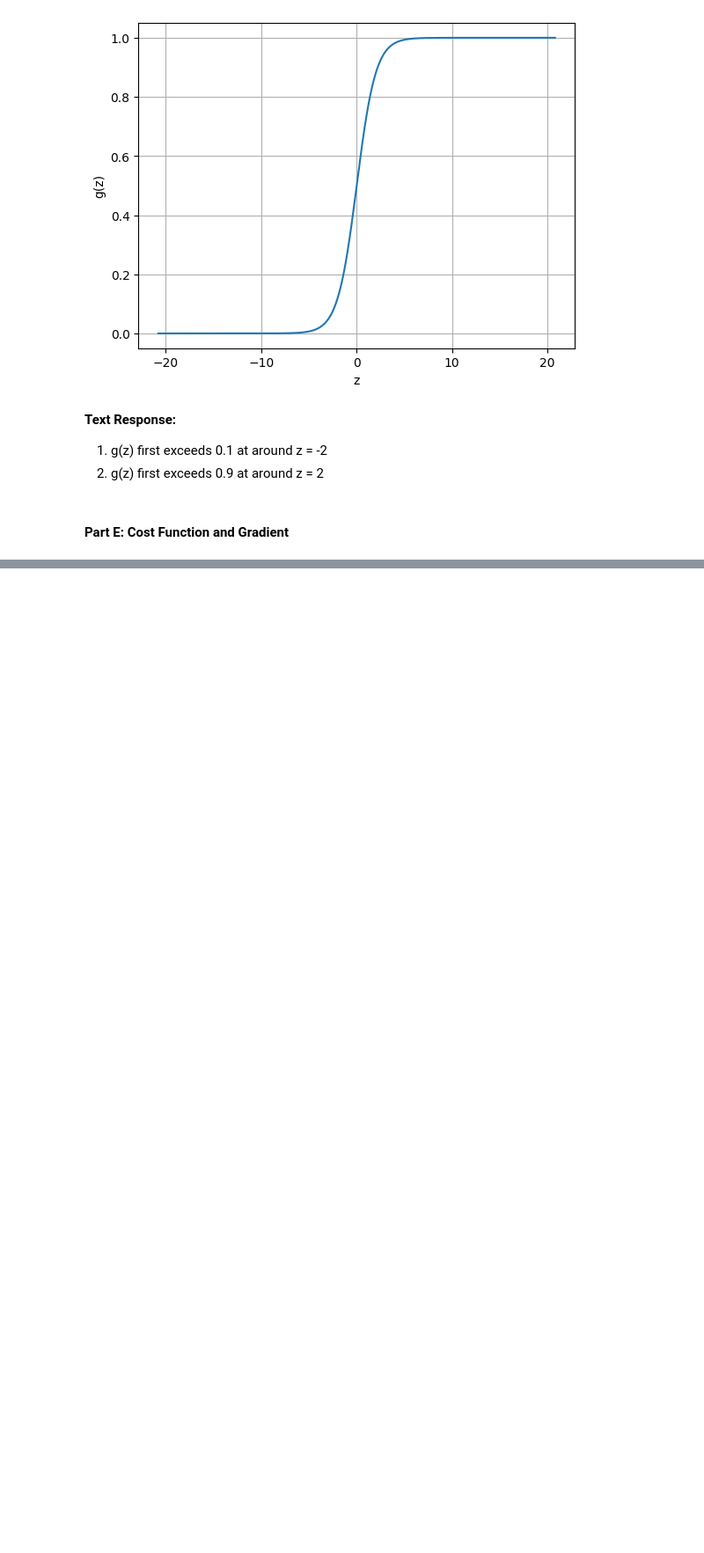
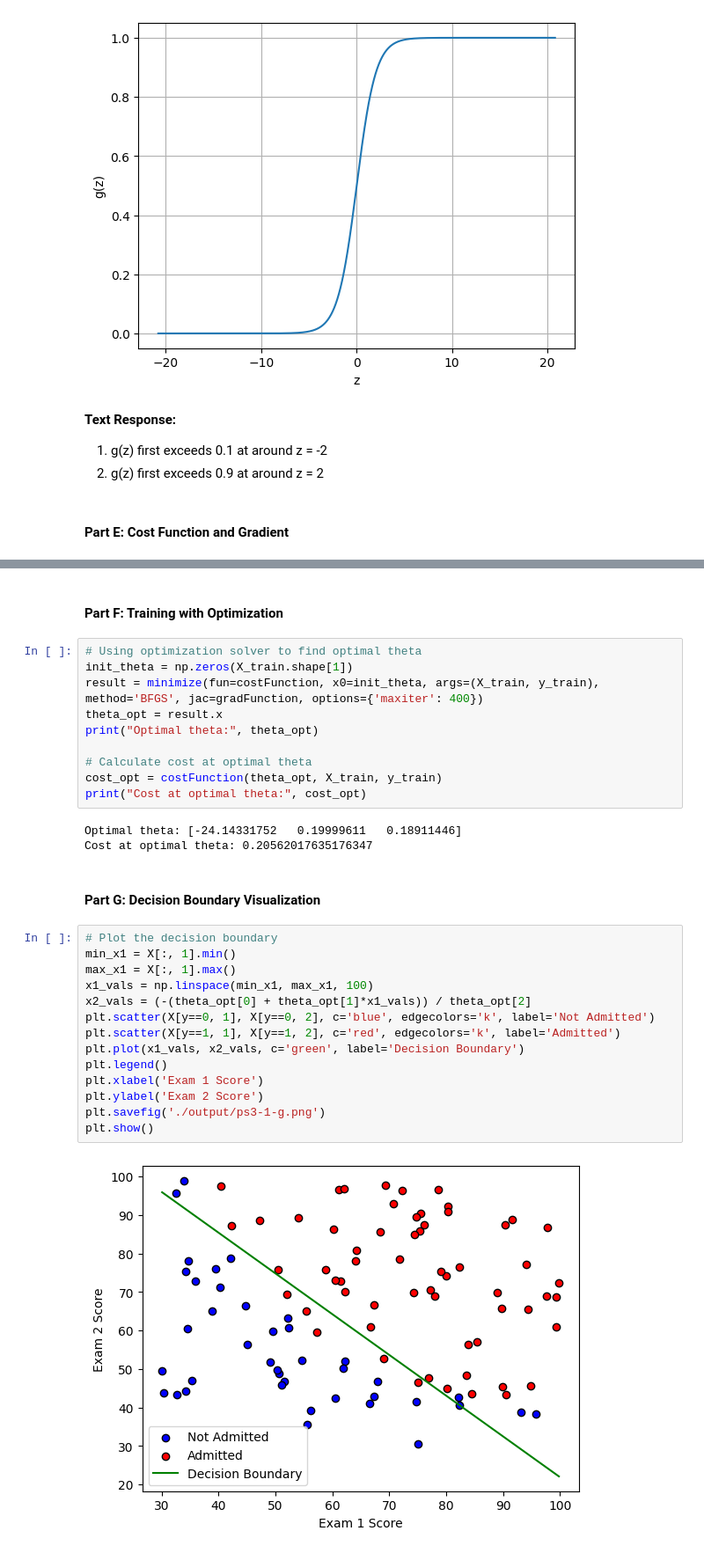
Before and after one commit to Aragya1642/1395_MachineLearning, a Jupyter notebook: ps3_Goyal_Aragya_python/ps3_Goyal_Aragya_python.ipynb, the cells around one changed output, grey strips where cells are left out. Shown at 88% size. Saved outputs shown, nothing was run; the diff lists cells and outputs as text; blank space fills up the shorter version.

```diff
--- a/ps3_Goyal_Aragya_python/ps3_Goyal_Aragya_python.ipynb
+++ b/ps3_Goyal_Aragya_python/ps3_Goyal_Aragya_python.ipynb
@@ -110,0 +135,33 @@ def gradFunction(theta, X, y):
+# %% [markdown]
+#### Part F: Training with Optimization
+# %%
+# Using optimization solver to find optimal theta
+init_theta = np.zeros(X_train.shape[1])
+result = minimize(fun=costFunction, x0=init_theta, args=(X_train, y_train), method='BFGS', jac=gradFunction, options={'maxiter': 400})
+theta_opt = result.x
+print("Optimal theta:", theta_opt)
+
+# Calculate cost at optimal theta
+cost_opt = costFunction(theta_opt, X_train, y_train)
+print("Cost at optimal theta:", cost_opt)
+# %% [output]
+Optimal theta: [-24.14331752   0.19999611   0.18911446]
+Cost at optimal theta: 0.20562017635176347
+# %% [markdown]
+#### Part G: Decision Boundary Visualization
+# %%
+# Plot the decision boundary
+min_x1 = X[:, 1].min()
+max_x1 = X[:, 1].max()
+x1_vals = np.linspace(min_x1, max_x1, 100)
+x2_vals = (-(theta_opt[0] + theta_opt[1]*x1_vals)) / theta_opt[2]
+plt.scatter(X[y==0, 1], X[y==0, 2], c='blue', edgecolors='k', label='Not Admitted')
+plt.scatter(X[y==1, 1], X[y==1, 2], c='red', edgecolors='k', label='Admitted')
+plt.plot(x1_vals, x2_vals, c='green', label='Decision Boundary')
+plt.legend()
+plt.xlabel('Exam 1 Score')
+plt.ylabel('Exam 2 Score')
+plt.savefig('./output/ps3-1-g.png')
+plt.show()
+# %% [output]
+[figure, added]
```
Also changed, not shown: parts of 21 cells of this notebook, 3 other files.
